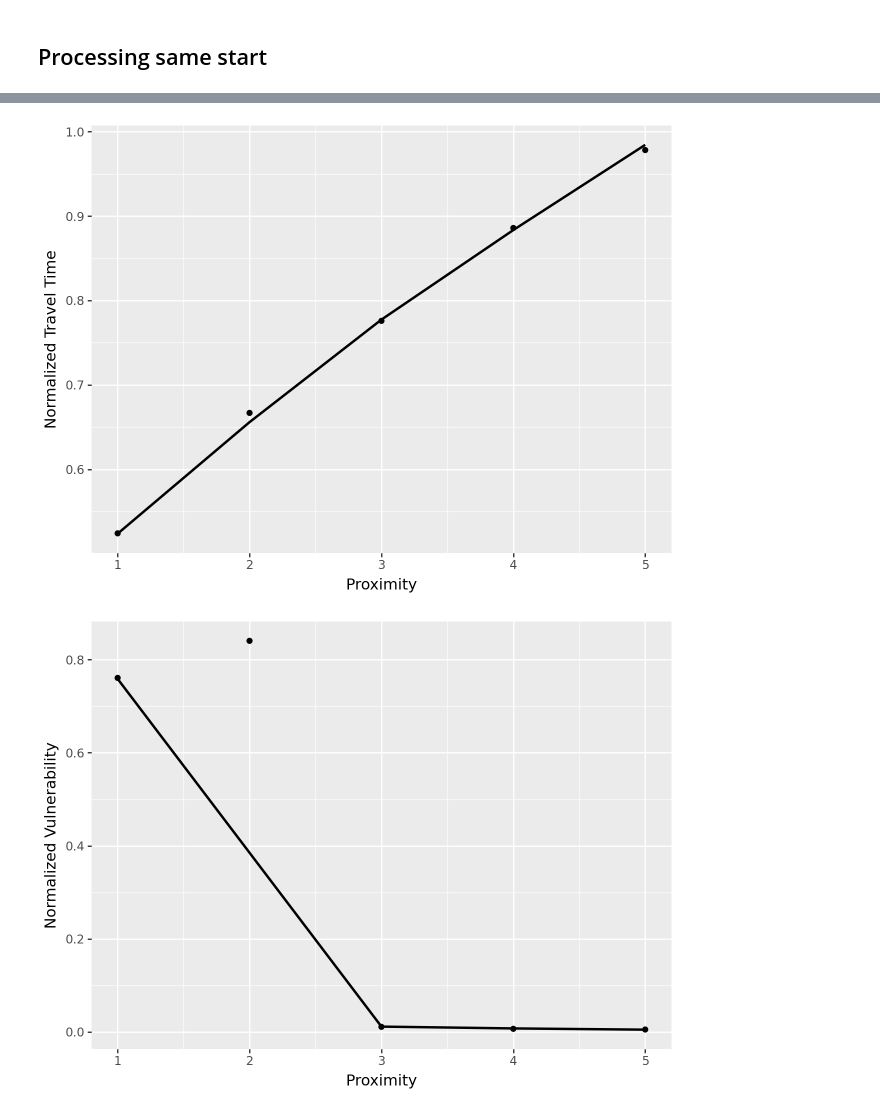
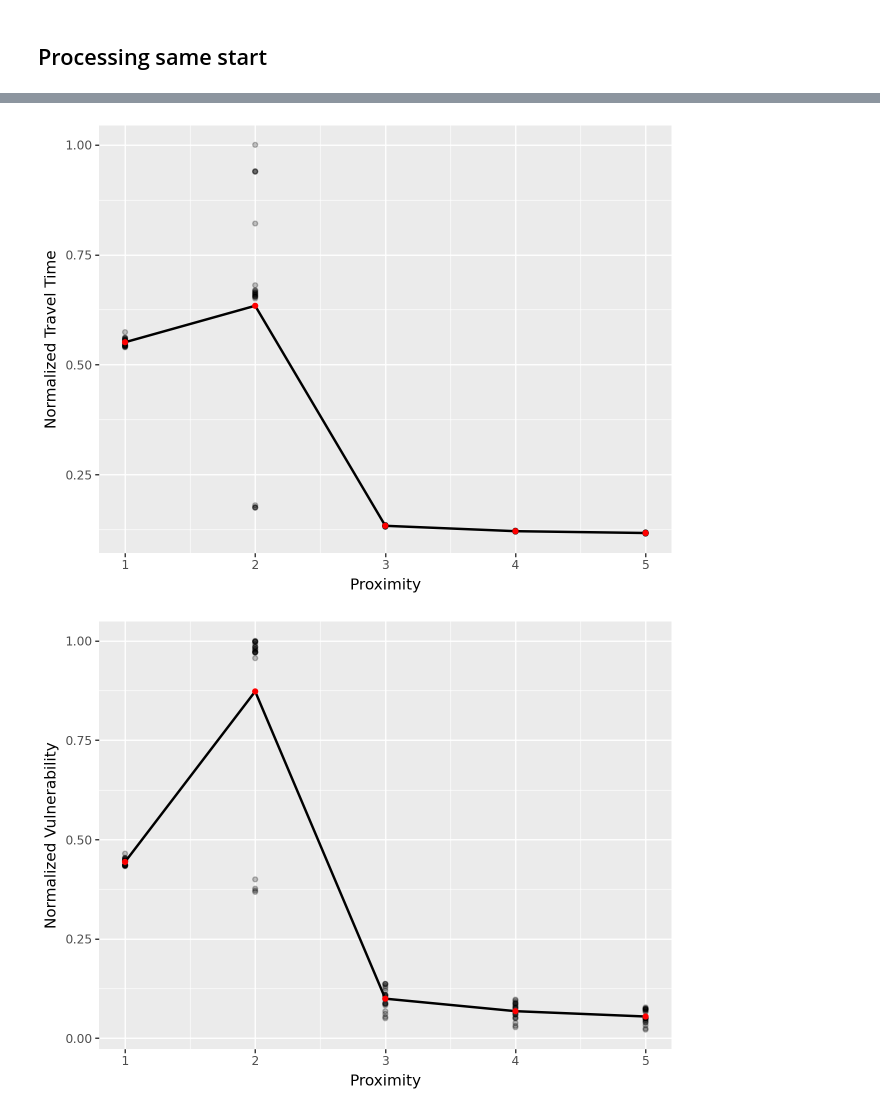
Before and after one commit to JGPannekoek/Natural-Computing, a Jupyter notebook: results/analysis.ipynb, the cells around one changed output, grey strips where cells are left out. Drawn from its saved outputs; the diff is of its cells as text; code cells hidden in the pictures.

```diff
--- a/results/analysis.ipynb
+++ b/results/analysis.ipynb
@@ -346,8 +410,9 @@ p.save("same_starts_proximity_norm_cost.png")
 p = (
     ggplot(same_starts) +
     aes(x='proximity', y='norm_travel_time') +
-    geom_point(data=means_per_proximity_same_starts) +
-    geom_smooth() +
+    geom_point(alpha=0.05) +
+    geom_smooth(method='loess', se=False) +
+    geom_point(data=means_per_proximity_same_starts, color='red') +
     xlab("Proximity") +
     ylab("Normalized Travel Time")
 )
@@ -355,21 +420,22 @@ p = (
 p.show()
 p.save("same_starts_proximity_norm_travel_time.png")
 # %% [output]
-[figure, old version]
+[figure, new version]
 # %%
 p = (
     ggplot(same_starts) +
     aes(x='proximity', y='norm_vulnerability') +
-    geom_point(data=means_per_proximity_same_starts) +
-    geom_smooth() +
+    geom_point(alpha=0.05) +
+    geom_smooth(method='loess', se=False) +
+    geom_point(data=means_per_proximity_same_starts, color='red') +
     xlab("Proximity") +
     ylab("Normalized Vulnerability")
 )
 
 p.show()
 p.save("same_starts_proximity_norm_vulnerability.png")
 # %% [output]
-[figure, old version]
+[figure, new version]
 # %%
 p = (
     ggplot(same_starts) +
```
Also changed, not shown: parts of 18 cells of this notebook, 34 other files.
